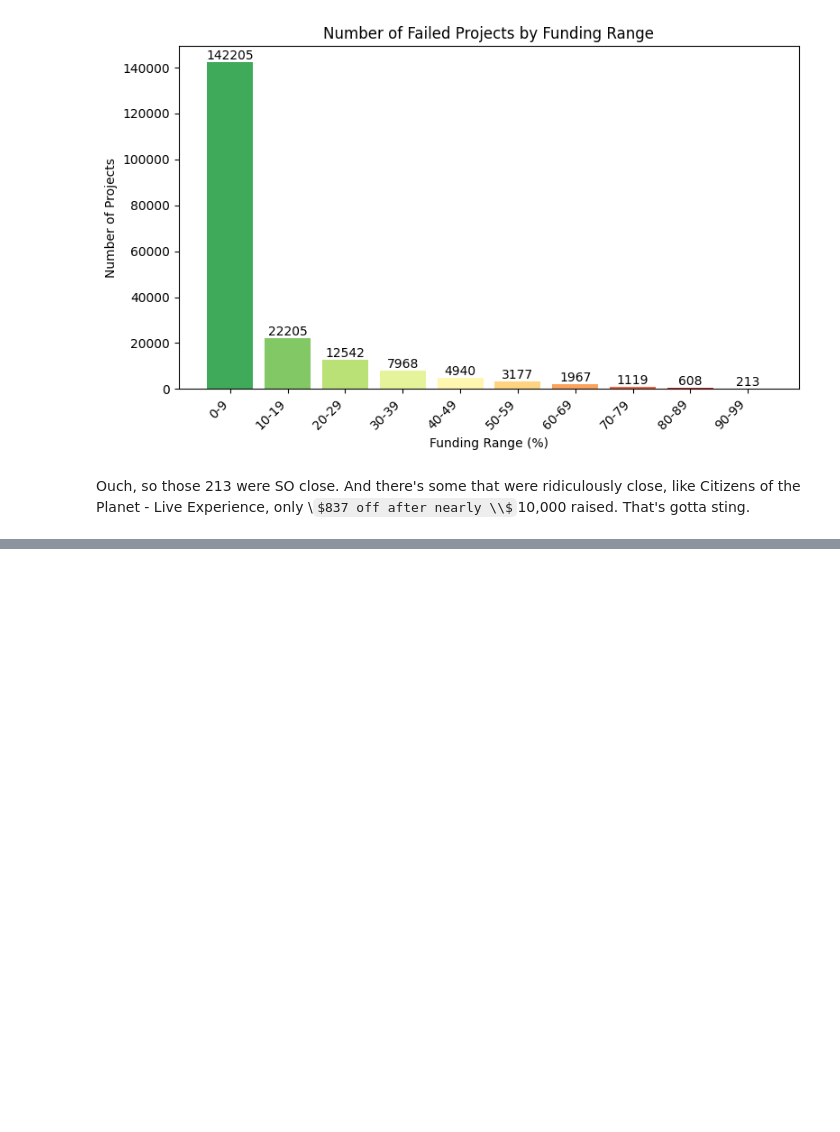
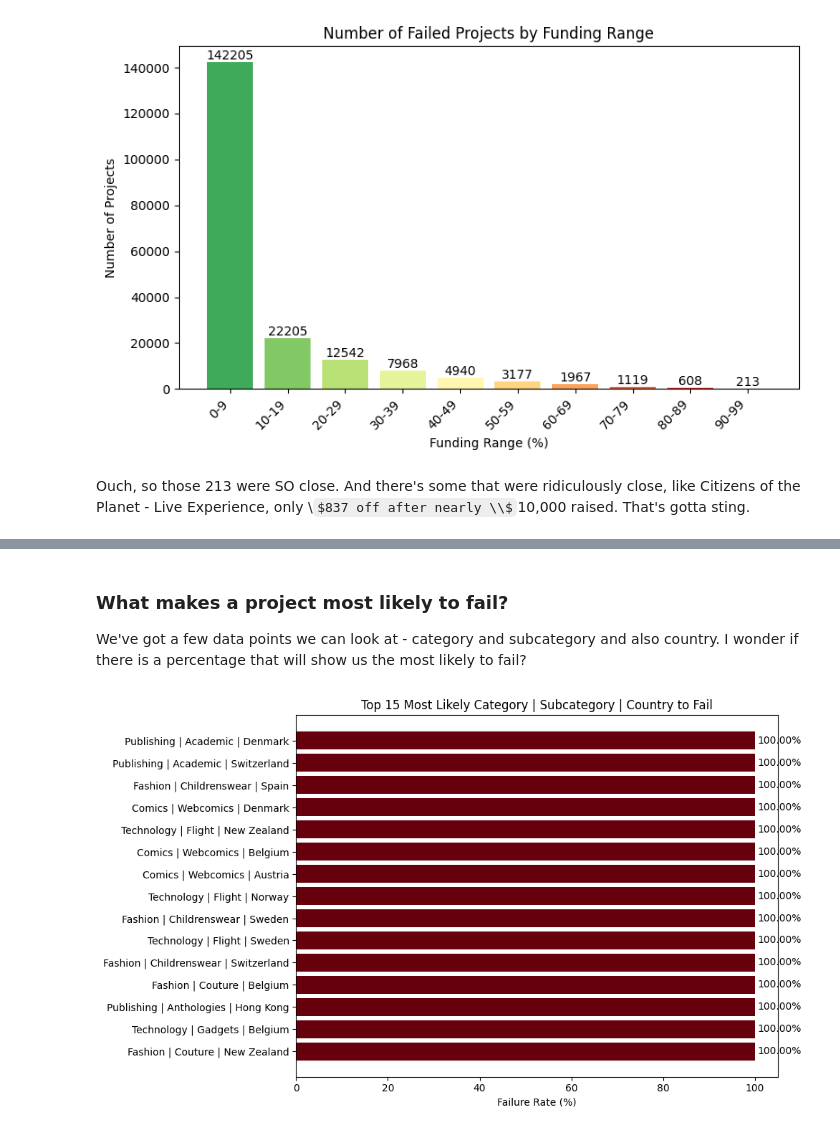
Before and after one commit to joezed/de-kickstarter-projects, a Jupyter notebook: analysis.ipynb, the cells around one changed output, grey strips where cells are left out. Cells and saved outputs as stored; diff of their text form; code cells hidden in the pictures; some formulas as TeX source; blank space fills up the shorter version.

```diff
--- a/analysis.ipynb
+++ b/analysis.ipynb
@@ -182,3 +182,34 @@ display(q2_filtered_df.loc[q2_filtered_df['ID'] == 865653284])
 # %% [output]
 | ID | Name | Category | Subcategory | Country | Launched | Deadline | Goal | Pledged | Backers | State | ... |
 | 865653284 | Citizens of the Planet - Live Exp... | Music | Music | United States | 2013-02-08T01:55:14.000Z | 2013-03-10T00:00:00.000Z | 100000 | 99136 | 592 | Failed | ... |
+# %% [markdown]
+### What makes a project most likely to fail?
+
+We've got a few data points we can look at - category and subcategory and also country. I wonder if there is a percentage that will show us the most likely to fail?
+# %%
+# Create a combined key for category, subcategory, and country
+df['cat_subcat_country'] = df['Category'] + ' | ' + df['Subcategory'] + ' | ' + df['Country']
+
+# Calculate failure rate for each combination
+fail_counts = df[df['State'] == 'Failed'].groupby('cat_subcat_country').size()
+total_counts = df.groupby('cat_subcat_country').size()
+failure_rate = ((fail_counts / total_counts) * 100).fillna(0).sort_values(ascending=False)
+
+# Prepare DataFrame for visualization
+failure_rate_df = failure_rate.reset_index()
+failure_rate_df.columns = ['cat_subcat_country', 'failure_rate']
+
+# Show top 15 most likely to fail
+top_failures = failure_rate_df.head(15)
+
+plt.figure(figsize=(10, 6))
+bars = plt.barh(top_failures['cat_subcat_country'], top_failures['failure_rate'], color=cm.Reds(top_failures['failure_rate']/100))
+plt.xlabel('Failure Rate (%)')
+plt.title('Top 15 Most Likely Category | Subcategory | Country to Fail')
+plt.gca().invert_yaxis()
+for i, v in enumerate(top_failures['failure_rate']):
+    plt.text(v + 0.5, i, f"{v:.2f}%", va='center')
+plt.tight_layout()
+plt.show()
+# %% [output]
+[figure, added]
```
Also changed, not shown: parts of 8 cells of this notebook.
